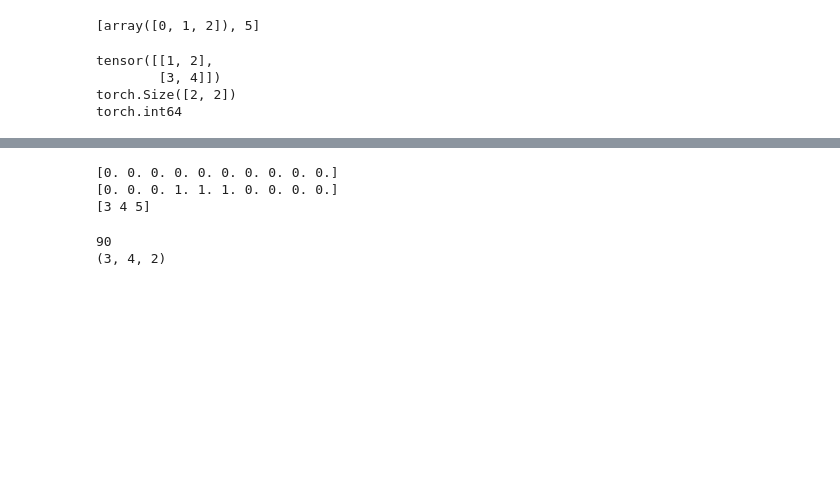
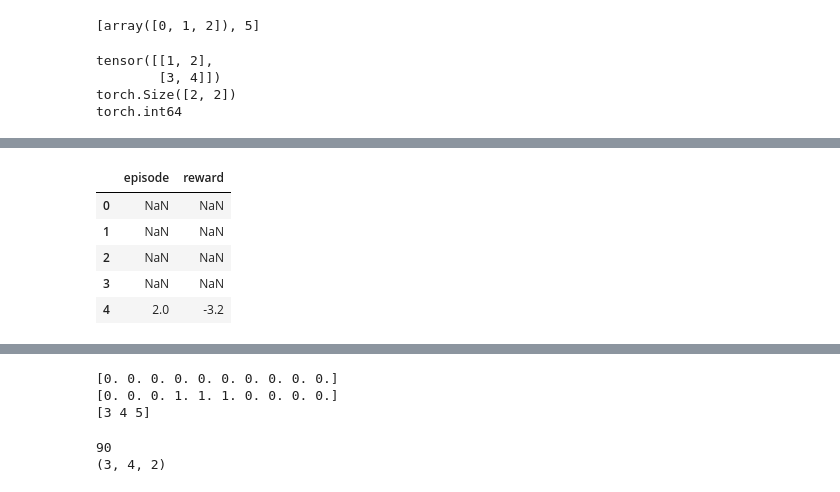
Before and after one commit to epulick/gohr, a Jupyter notebook: misc/eric_dev.ipynb, the cells around one changed output, grey strips where cells are left out. Saved outputs shown, nothing was run; the diff lists cells and outputs as text; code cells hidden in the pictures; blank space fills up the shorter version.

```diff
--- a/misc/eric_dev.ipynb
+++ b/misc/eric_dev.ipynb
@@ -78,0 +86,9 @@ ax3 = sns.lineplot(data=episode_results,x=episode_results.index, y = "reward")
+# %%
+episode_results.rolling(5).mean().head()
+# %% [output]
+|  | episode | reward |
+| 0 | NaN | NaN |
+| 1 | NaN | NaN |
+| 2 | NaN | NaN |
+| 3 | NaN | NaN |
+| 4 | 2.0 | -3.2 |
```
Also changed, not shown: parts of 3 cells of this notebook, 4 other files.
